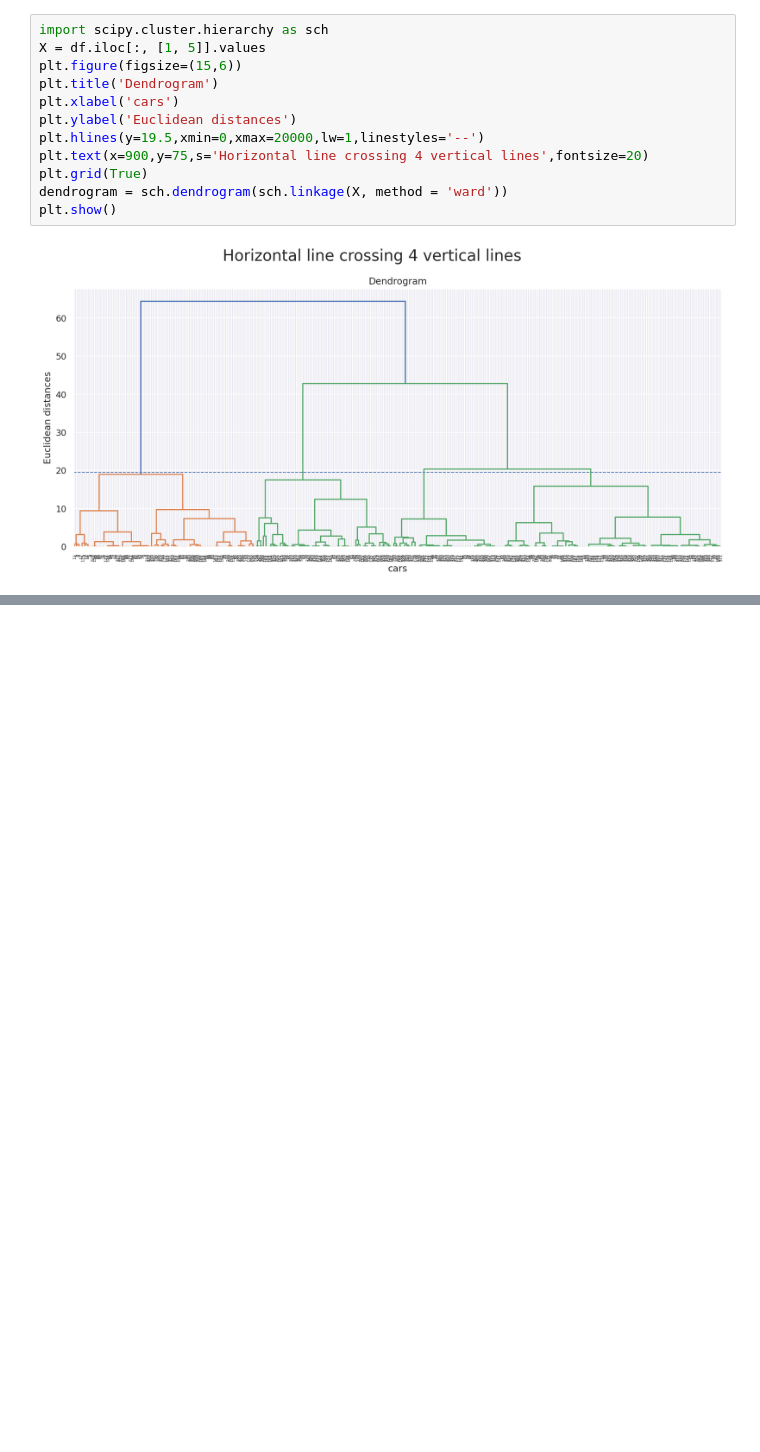
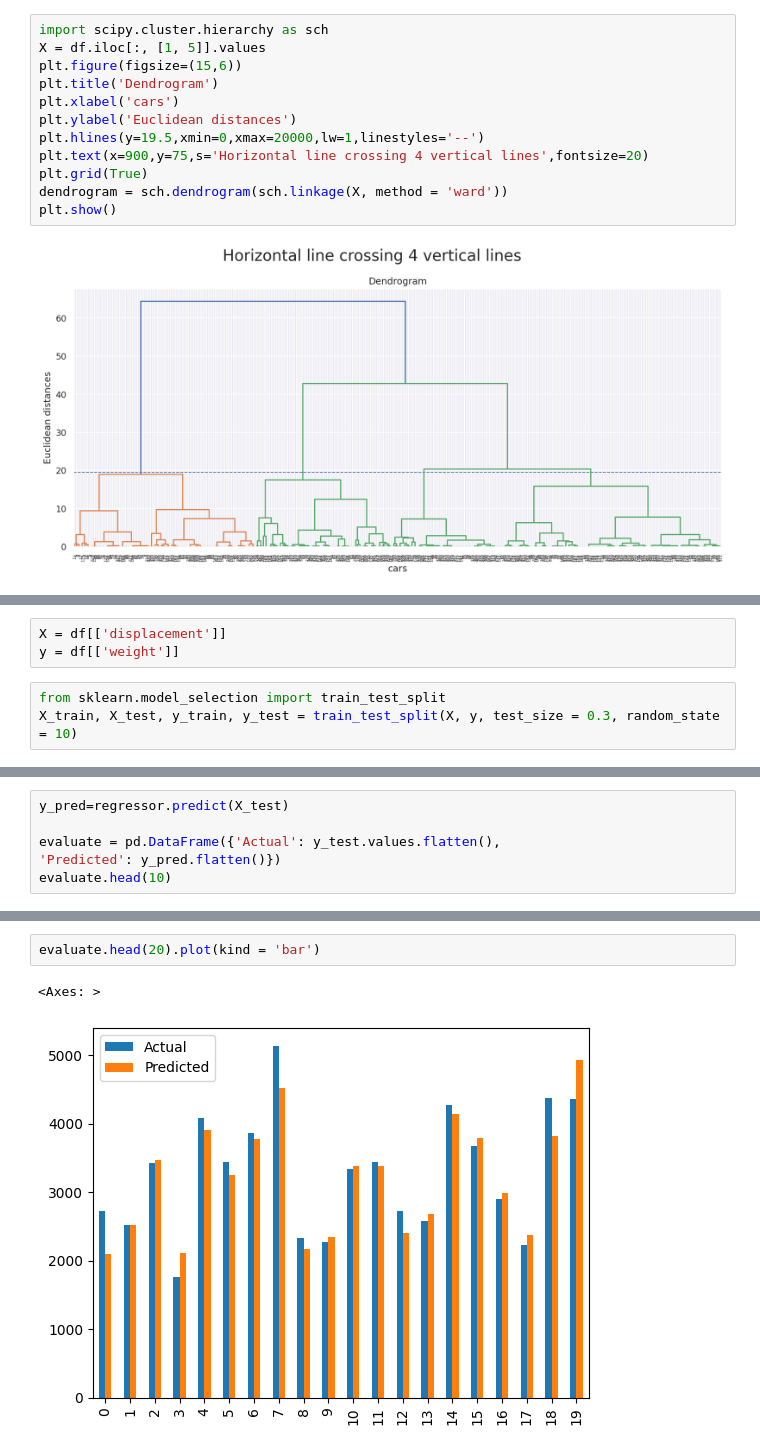
Before and after one commit to GHAUTHAM2509/data_analytics_da, a Jupyter notebook: 23BCE0487.ipynb, the cells around one changed output, grey strips where cells are left out. Drawn from its saved outputs; the diff is of its cells as text; blank space fills up the shorter version.

```diff
--- a/23BCE0487.ipynb
+++ b/23BCE0487.ipynb
@@ -537,0 +558,6 @@ plt.show()
+# %%
+X = df[['displacement']]
+y = df[['weight']]
+# %%
+from sklearn.model_selection import train_test_split
+X_train, X_test, y_train, y_test = train_test_split(X, y, test_size = 0.3, random_state = 10)
@@ -537,0 +575,6 @@ plt.show()
+# %%
+y_pred=regressor.predict(X_test)
+
+evaluate = pd.DataFrame({'Actual': y_test.values.flatten(),
+'Predicted': y_pred.flatten()})
+evaluate.head(10)
@@ -537,0 +593,5 @@ plt.show()
+# %%
+evaluate.head(20).plot(kind = 'bar')
+# %% [output]
+<Axes: >
+[figure, added]
```
Also changed, not shown: parts of 7 cells of this notebook.
